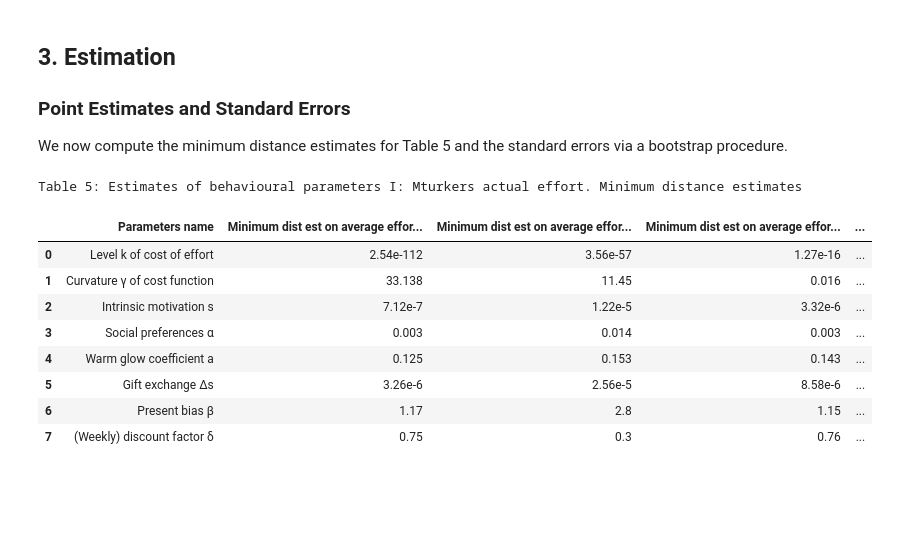
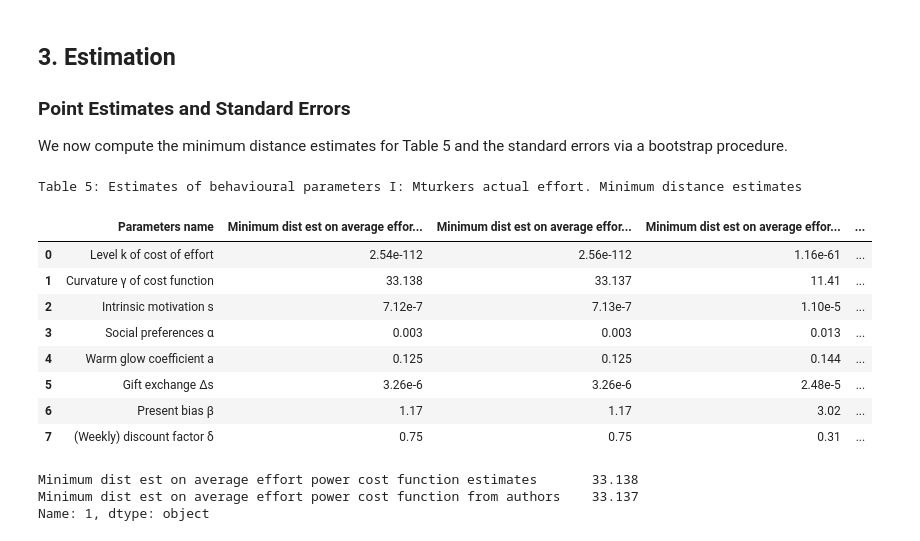
Before and after one commit to YH-Chen1225/EPP_Final, a Jupyter notebook: EPP_Gmm.ipynb, the cells around one changed output. Cells and saved outputs as stored; diff of their text form; code cells hidden in the pictures; blank space fills up the shorter version.

```diff
--- a/EPP_Gmm.ipynb
+++ b/EPP_Gmm.ipynb
@@ -178,40 +178,54 @@ params_name = ["Level k of cost of effort", "Curvature γ of cost function","Int
 CIpanelB = pd.DataFrame({'CI_Exp':CI_Exp, 'CI_Power':CI_Power})
 sd_exp   = exp_res[0:8,1]
 sd_power = power_res[0:8,1]
+# %%
+mini_dist_power_author = ['{0:.2e}'.format(Decimal(2.56E-112)),round(33.137,3),'{0:.2e}'.format(Decimal(7.13E-07)),
+                          round(0.003,3), round(0.125,3), '{0:.2e}'.format(Decimal(3.26e-06)), round(1.17,2), round(0.75,2)]
+
+mini_dist_exp_author = ['{0:.2e}'.format(Decimal(1.27E-16)),round(0.0158,3),'{0:.2e}'.format(Decimal(3.32E-06)),
+                          round(0.003,3), round(0.143,3), '{0:.2e}'.format(Decimal(8.59e-06)), round(1.15,2), round(0.76,2)]
 # %%
 #I did not change the code in this cell
 # Print the results
 # Formatting the results nicely for the table
 
 from decimal import Decimal
 
 columns = [Table5Power, sd_power, Table5Exp, sd_exp]
 vs = []
 for col in columns:
     col = ['{0:.2e}'.format(Decimal(col[0])), round(col[1],3), '{0:.2e}'.format(Decimal(col[2])),
            round(col[3],3), round(col[4],3), '{0:.2e}'.format(Decimal(col[5])), round(col[6],2), round(col[7],2)]
     vs.append(col)
 
 Table5Results = pd.DataFrame({'Parameters name': params_name,
-                              'Minimum dist est on average effort Power point estimates': vs[0],
-                              'Minimum dist est on average effort Power standard errors': vs[1],
-                              'Minimum dist est on average effort Exp point estimates': vs[2],
-                              'Minimum dist est on average effort Exp standard errors': vs[3]})
+                              'Minimum dist est on average effort power cost function estimates': vs[0],
+                              'Minimum dist est on average effort power cost function from authors': mini_dist_power_author,
+                              'Minimum dist est on average effort power standard errors': vs[1],
+                              'Minimum dist est on average effort exp cost function estimates': vs[2],
+                              'Minimum dist est on average effort exp cost function from authors': mini_dist_exp_author,
+                              'Minimum dist est on average effort exp standard errors': vs[3]})
 
 # Standard errors are different since the seed we used for the bootstrap procedure is different from the one used by the authors since
 # random generation across softwares/languages is not easily replicated (each software uses its own algorithm)
 
 from IPython.display import display
 print('Table 5: Estimates of behavioural parameters I: Mturkers actual effort. Minimum distance estimates')
 display(Table5Results)
 # %% [output]
 Table 5: Estimates of behavioural parameters I: Mturkers actual effort. Minimum distance estimates
 |  | Parameters name | Minimum dist est on average effor... | Minimum dist est on average effor... | Minimum dist est on average effor... | ... |
-| 0 | Level k of cost of effort | 2.54e-112 | 3.56e-57 | 1.27e-16 | ... |
-| 1 | Curvature γ of cost function | 33.138 | 11.45 | 0.016 | ... |
-| 2 | Intrinsic motivation s | 7.12e-7 | 1.22e-5 | 3.32e-6 | ... |
-| 3 | Social preferences α | 0.003 | 0.014 | 0.003 | ... |
-| 4 | Warm glow coefficient a | 0.125 | 0.153 | 0.143 | ... |
-| 5 | Gift exchange Δs | 3.26e-6 | 2.56e-5 | 8.58e-6 | ... |
-| 6 | Present bias β | 1.17 | 2.8 | 1.15 | ... |
-| 7 | (Weekly) discount factor δ | 0.75 | 0.3 | 0.76 | ... |
+| 0 | Level k of cost of effort | 2.54e-112 | 2.56e-112 | 1.16e-61 | ... |
+| 1 | Curvature γ of cost function | 33.138 | 33.137 | 11.41 | ... |
+| 2 | Intrinsic motivation s | 7.12e-7 | 7.13e-7 | 1.10e-5 | ... |
+| 3 | Social preferences α | 0.003 | 0.003 | 0.013 | ... |
+| 4 | Warm glow coefficient a | 0.125 | 0.125 | 0.144 | ... |
+| 5 | Gift exchange Δs | 3.26e-6 | 3.26e-6 | 2.48e-5 | ... |
+| 6 | Present bias β | 1.17 | 1.17 | 3.02 | ... |
+| 7 | (Weekly) discount factor δ | 0.75 | 0.75 | 0.31 | ... |
+# %%
+Table5Results.filter(regex= "power cost function").iloc[1,:]
+# %% [output]
+Minimum dist est on average effort power cost function estimates       33.138
+Minimum dist est on average effort power cost function from authors    33.137
+Name: 1, dtype: object
```
Also changed, not shown: parts of 4 cells of this notebook, 3 other files.
